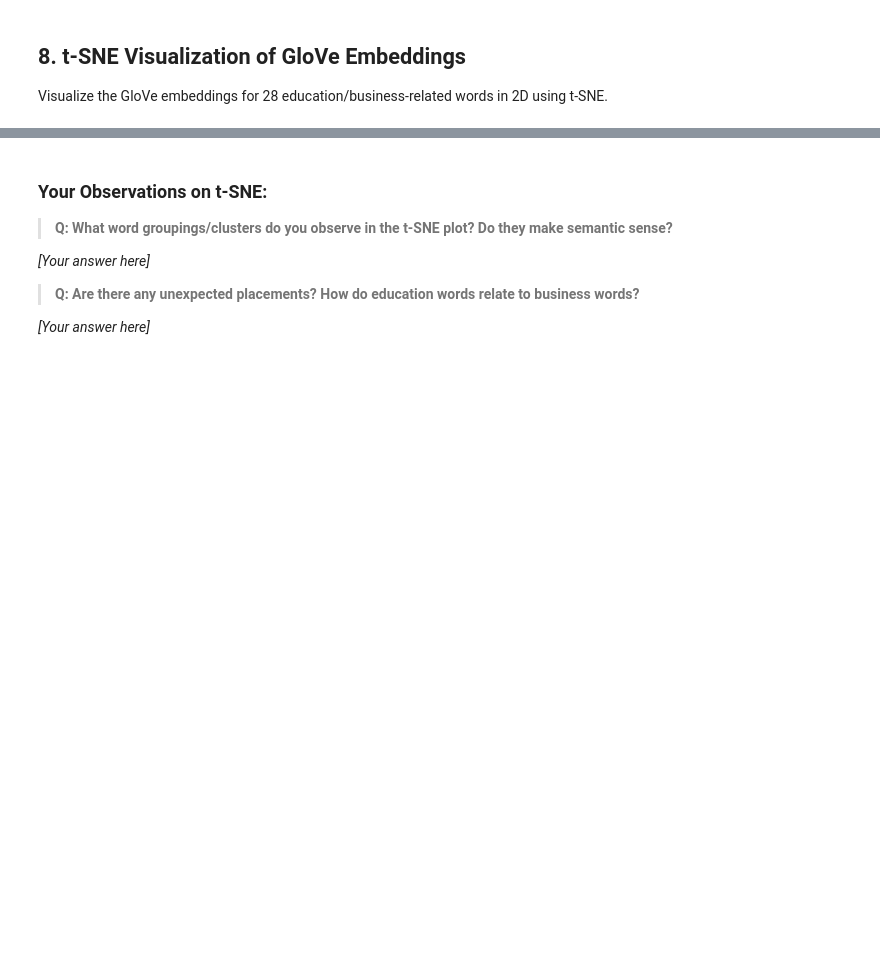
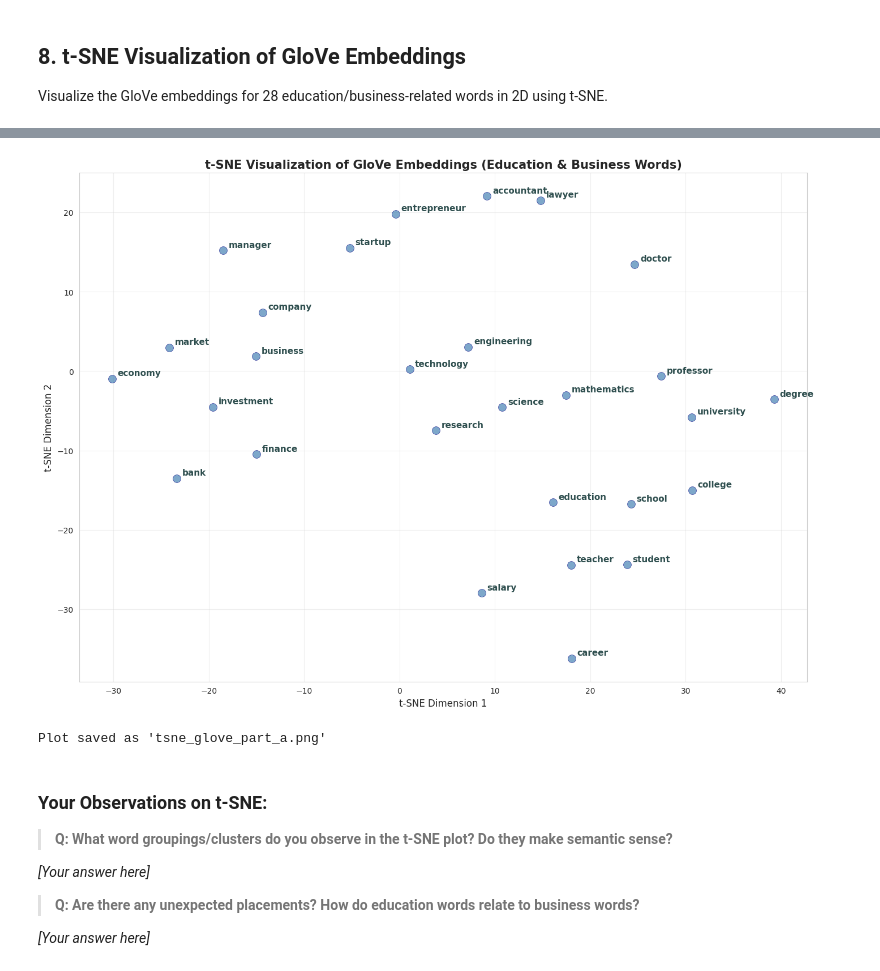
Before and after one commit to gmanthos2/NLP-2, a Jupyter notebook: Part_A_Embeddings.ipynb, the cells around one changed output, grey strips where cells are left out. Drawn from its saved outputs; the diff is of its cells as text; code cells hidden in the pictures; blank space fills up the shorter version.

Commit message:
a lot of mods to part A

```diff
--- a/Part_A_Embeddings.ipynb
+++ b/Part_A_Embeddings.ipynb
@@ -64,0 +66,3 @@ for word in query_words:
+# %%
+query_words = ['car', 'jaguar', 'Jaguar', 'facebook']
+w2v_results, glove_results = top_ten_w2v_glove(query_words)
@@ -87,19 +145,0 @@ for word in query_words:
-# %%
-# ============================================================
-# CHANGE THESE 4 WORDS TO YOUR OWN CHOICES
-# ============================================================
-custom_words = ['python', 'coffee', 'galaxy', 'tennis']
-
-for word in custom_words:
-    print(f"\n{'='*60}")
-    print(f"  Word: '{word}'")
-    print(f"{'='*60}")
-
-    for model_name, model_obj in [('Word2Vec', w2v_model), ('GloVe', glove_model)]:
-        try:
-            similar = model_obj.most_similar(word, topn=10)
-            print(f"\n  {model_name} top-10:")
-            for rank, (w, score) in enumerate(similar, 1):
-                print(f"    {rank:2d}. {w:<25s} {score:.4f}")
-        except KeyError:
-            print(f"  {model_name}: '{word}' not in vocabulary")
@@ -115,0 +155,3 @@ for word in custom_words:
+# %%
+custom_words = ['python', 'coffee', 'galaxy', 'tennis']
+w2v_results_custom, glove_results_custom = top_ten_w2v_glove(custom_words)
@@ -115,0 +224,6 @@ for word in custom_words:
+# %%
+for word in custom_words:
+    w2v_set = set(w.lower() for w in w2v_results_custom.get(word, []))
+    glove_set = set(w.lower() for w in glove_results_custom.get(word, []))
+    common = w2v_set & glove_set
+    print(f"'{word}': {len(common)} common words -> {common if common else '{}'} ")
@@ -262,29 +571,32 @@ print(f"Collected {len(valid_words)} word vectors of dimension {word_vectors.sha
 # %%
 # Run t-SNE
-tsne = TSNE(n_components=2, random_state=42, perplexity=8, n_iter=2000)
+tsne = TSNE(n_components=2, random_state=42, perplexity=8, max_iter=2000)
 embeddings_2d = tsne.fit_transform(word_vectors)
 
 # Plot
 plt.figure(figsize=(14, 10))
 plt.scatter(embeddings_2d[:, 0], embeddings_2d[:, 1], c='steelblue', s=100, alpha=0.7, edgecolors='navy', linewidths=0.5)
 
 for i, word in enumerate(valid_words):
     plt.annotate(word,
                  xy=(embeddings_2d[i, 0], embeddings_2d[i, 1]),
                  xytext=(7, 4),
                  textcoords='offset points',
                  fontsize=11,
                  fontweight='bold',
                  color='darkslategray')
 
 plt.title('t-SNE Visualization of GloVe Embeddings (Education & Business Words)', fontsize=15, fontweight='bold')
 plt.xlabel('t-SNE Dimension 1', fontsize=12)
 plt.ylabel('t-SNE Dimension 2', fontsize=12)
 plt.grid(True, alpha=0.3)
 plt.tight_layout()
 plt.savefig('tsne_glove_part_a.png', dpi=150, bbox_inches='tight')
 plt.show()
 print("Plot saved as 'tsne_glove_part_a.png'")
+# %% [output]
+[figure, added]
+Plot saved as 'tsne_glove_part_a.png'
 # %% [markdown]
 ### **Your Observations on t-SNE:**
 
```
Also changed, not shown: parts of 51 cells of this notebook.
